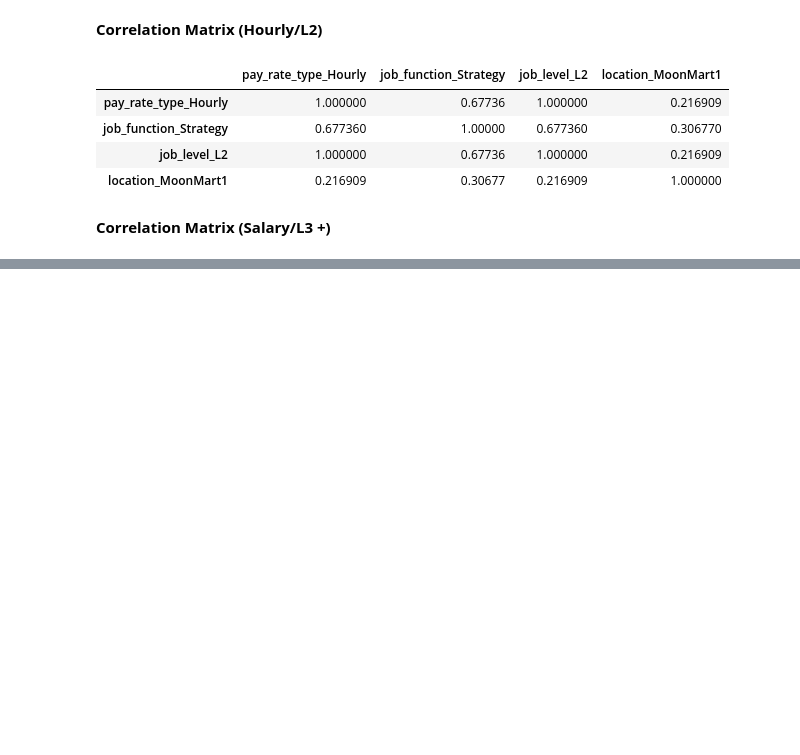
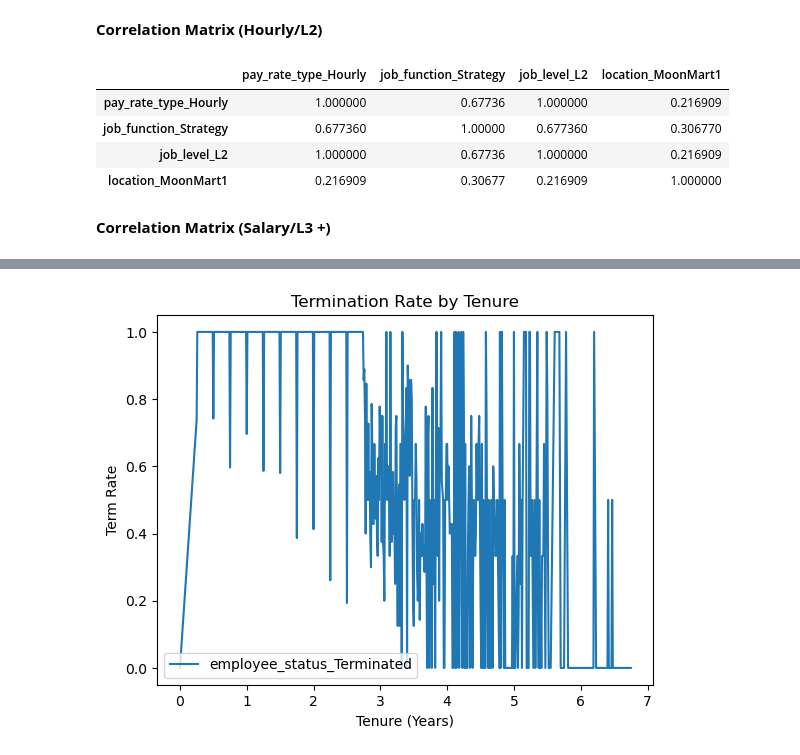
Before and after one commit to couch2coders/DoorDash, a Jupyter notebook: Code Files/Data Prep.ipynb, the cells around one changed output, grey strips where cells are left out. Drawn from its saved outputs; the diff is of its cells as text; code cells hidden in the pictures; blank space fills up the shorter version.

```diff
--- a/Code Files/Data Prep.ipynb
+++ b/Code Files/Data Prep.ipynb
@@ -314,0 +351,17 @@ corr_sal[['employee_status_Terminated']].sort_values(by = 'employee_status_Termi
+# %%
+# Rename 'employee_status_Terminated' to 'Termination Rate'
+# df_corr2 = df_corr2.rename(columns={'employee_status_Terminated': 'Termination Rate'})
+
+df_corr2['max_tenure_yr'] = round(df_corr2['max_tenure']/365,2)
+df_corr2['Termination Rate'] = df_corr2['employee_status_Terminated']
+df_corr2[['max_tenure_yr', 'Termination Rate']].astype(int.groupby('max_tenure_yr').mean().plot()
+
+# Add labels and title
+plt.xlabel('Tenure (Years)')
+plt.ylabel('Term Rate')
+plt.title('Termination Rate by Tenure')
+
+# Show the plot
+plt.show()
+# %% [output]
+[figure, added]
```
Also changed, not shown: parts of 5 cells of this notebook, 2 other files.
